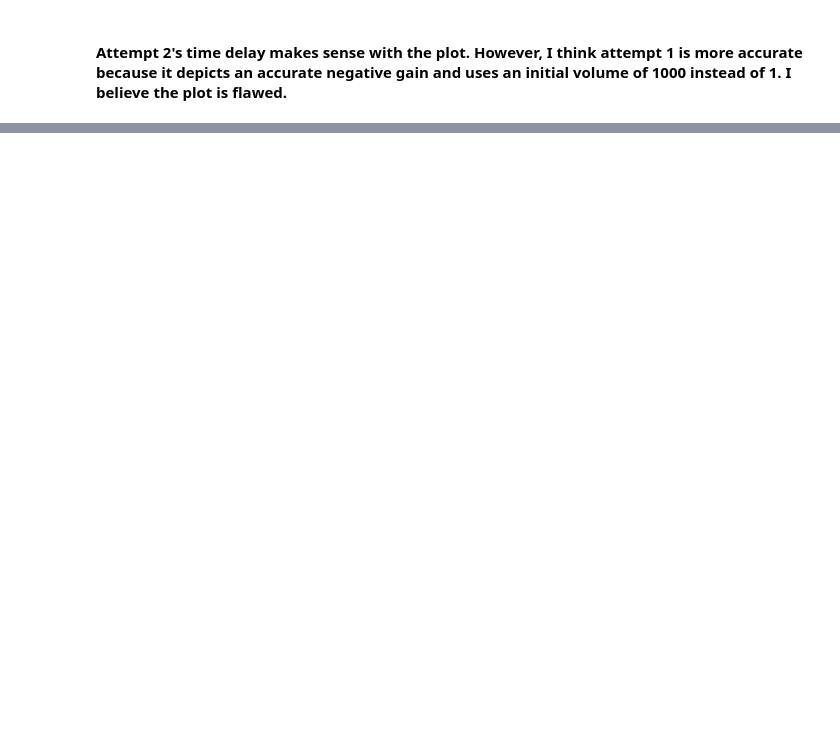
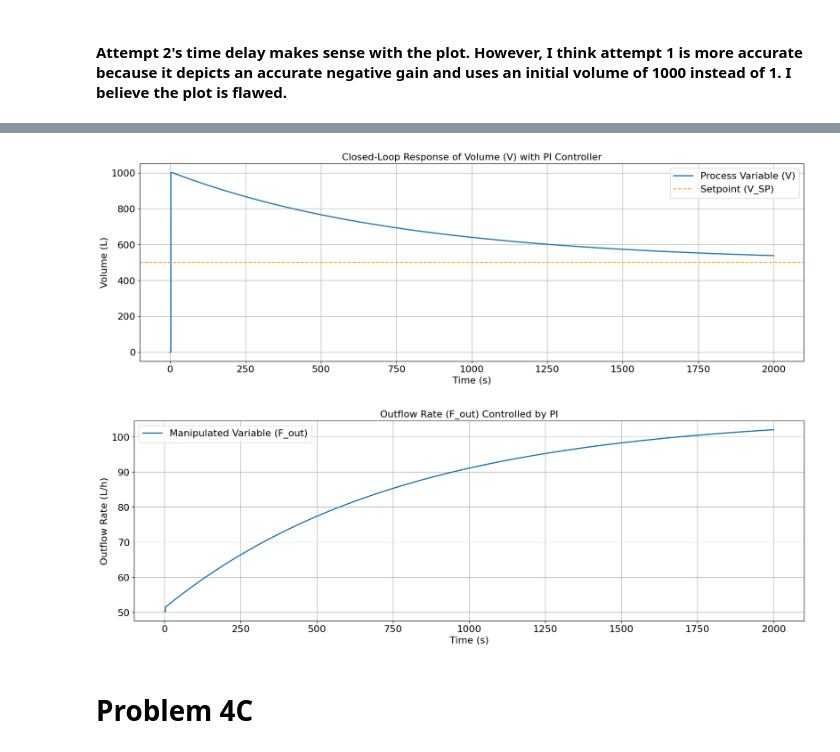
Before and after one commit to rahilisashaik/cbe_162, a Jupyter notebook: project/162_project.ipynb, the cells around one changed output, grey strips where cells are left out. Drawn from its saved outputs; the diff is of its cells as text; code cells hidden in the pictures; blank space fills up the shorter version.

```diff
--- a/project/162_project.ipynb
+++ b/project/162_project.ipynb
@@ -455,18 +440,22 @@ Time Constant (tau): 0.0 s
 # %% [markdown]
 #### Attempt 2's time delay makes sense with the plot. However, I think attempt 1 is more accurate because it depicts an accurate negative gain and uses an initial volume of 1000 instead of 1. I believe the plot is flawed.
 # %%
+F_out_min, F_out_max = 0, 100
+integral_min, integral_max = -10, 10
+
 def FC(V, V_SP, F_out0, Kp, Ki, integral_error, dt):
     error = V_SP - V
     integral_error += error * dt
+    integral_error = np.clip(integral_error, integral_min, integral_max)
     F_out = F_out0 + Kp * error + Ki * integral_error
+    F_out = np.clip(F_out, F_out_min, F_out_max)
     return F_out, integral_error
 # %%
-V_SP = 1000
+V_SP = 500
 F_out0 = 51
-Kp = 0.9 / K # given by ziegler-nichols method
-Ki = 0.3 / K # given by ziegler-nichols method
+Kp = kc
+Ki = kc / tau_i
 integral_error = 0
-
 
 def dynamic_model_with_PI(time, x0):
     result = np.zeros([7, T_DELAY * (T_POINT - 1)])
@@ -478,8 +467,13 @@ def dynamic_model_with_PI(time, x0):
         if i == 0:
             x0 = x0
 
+
         V, _, _, _, _, _, _ = current_output(i, result)
         F_out, integral_error = FC(V[0], V_SP, F_out0, Kp, Ki, integral_error, dt)
+
+        if not np.isfinite(F_out):
+            raise ValueError("F_out became NaN or inf.")
+
 
         Fi = lambda t: 51
         Fe = lambda t: F_out
@@ -503,21 +495,24 @@ ValueError: array must not contain infs or NaNs
 # %%
-
-# Plot the results
-plt.figure(figsize=(10, 6))
+plt.figure(figsize=(20, 6))
 plt.plot(t_PI, V_PI, label="Process Variable (V)", linewidth=2)
-plt.axhline(V_SP, color='red', linestyle='--', label="Setpoint (V_SP)")
+plt.axhline(V_SP, color='orange', linestyle='--', label="Setpoint (V_SP)")
 plt.title("Closed-Loop Response of Volume (V) with PI Controller")
 plt.xlabel("Time (s)")
 plt.ylabel("Volume (L)")
 plt.legend()
 plt.grid(True)
 plt.show()
 
-plt.figure(figsize=(10, 6))
+plt.figure(figsize=(20, 6))
 plt.plot(t_PI, F_out_PI, label="Manipulated Variable (F_out)", linewidth=2)
 plt.title("Outflow Rate (F_out) Controlled by PI")
 plt.xlabel("Time (s)")
 plt.ylabel("Outflow Rate (L/h)")
 plt.legend()
 plt.grid(True)
 plt.show()
+# %% [output]
+[figure, added]
+[figure, added]
+# %% [markdown]
+# Problem 4C
```
Also changed, not shown: parts of 14 cells of this notebook.
